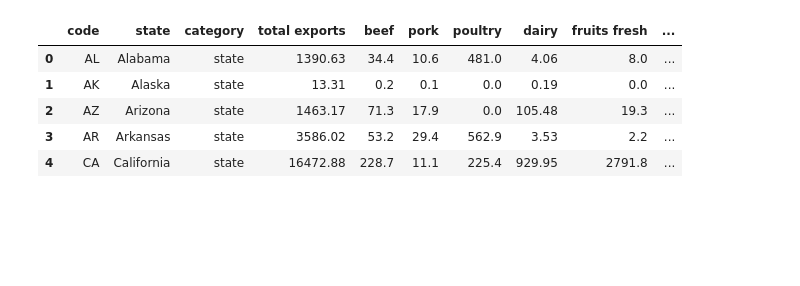
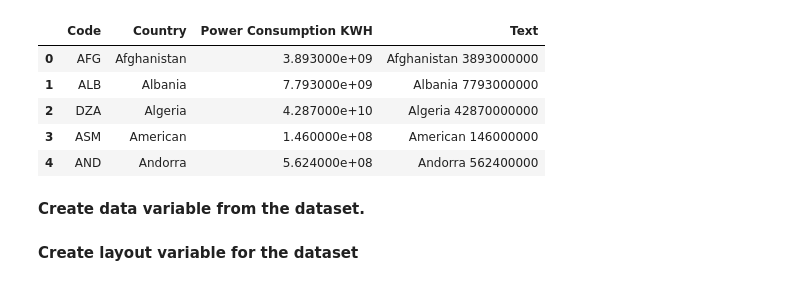
Before and after one commit to vharivinay/python-eda-viz, a Jupyter notebook: Geographical_Plotting_Exercise/Choropleth - Geographical Plotting.ipynb, the cells around one changed output. Drawn from its saved outputs; the diff is of its cells as text; code cells hidden in the pictures; blank space fills up the shorter version.

```diff
--- a/Geographical_Plotting_Exercise/Choropleth - Geographical Plotting.ipynb
+++ b/Geographical_Plotting_Exercise/Choropleth - Geographical Plotting.ipynb
@@ -26,0 +145,6 @@ df = pd.read_csv('2011_US_AGRI_Exports')
+# %%
+# Read in the data
+power = pd.read_csv('2014_World_Power_Consumption.csv')
+
+# Get some basic info on the data
+power.info()
@@ -27,9 +163,9 @@ df = pd.read_csv('2011_US_AGRI_Exports')
 # %%
-df.head()
+power.head()
 # %% [output]
-|  | code | state | category | total exports | beef | pork | poultry | dairy | fruits fresh | ... |
-| 0 | AL | Alabama | state | 1390.63 | 34.4 | 10.6 | 481.0 | 4.06 | 8.0 | ... |
-| 1 | AK | Alaska | state | 13.31 | 0.2 | 0.1 | 0.0 | 0.19 | 0.0 | ... |
-| 2 | AZ | Arizona | state | 1463.17 | 71.3 | 17.9 | 0.0 | 105.48 | 19.3 | ... |
-| 3 | AR | Arkansas | state | 3586.02 | 53.2 | 29.4 | 562.9 | 3.53 | 2.2 | ... |
-| 4 | CA | California | state | 16472.88 | 228.7 | 11.1 | 225.4 | 929.95 | 2791.8 | ... |
+|  | Code | Country | Power Consumption KWH | Text |
+| 0 | AFG | Afghanistan | 3.893000e+09 | Afghanistan 3893000000 |
+| 1 | ALB | Albania | 7.793000e+09 | Albania 7793000000 |
+| 2 | DZA | Algeria | 4.287000e+10 | Algeria 42870000000 |
+| 3 | ASM | American | 1.460000e+08 | American 146000000 |
+| 4 | AND | Andorra | 5.624000e+08 | Andorra 562400000 |
@@ -53,0 +172,2 @@ layout2 = dict(title = '2011 US Agriculture Exports by State',
+# %% [markdown]
+**Create data variable from the dataset.**
@@ -53,0 +181,2 @@ layout2 = dict(title = '2011 US Agriculture Exports by State',
+# %% [markdown]
+**Create layout variable for the dataset**
```
Also changed, not shown: parts of 37 cells of this notebook, 6 other files.
